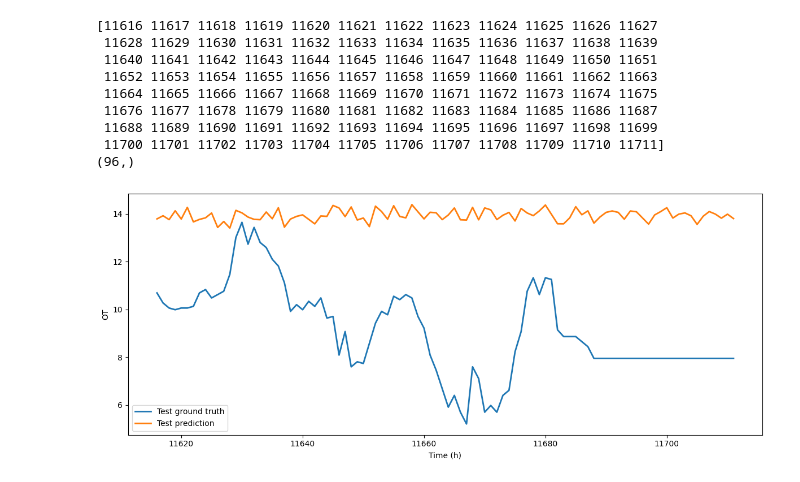
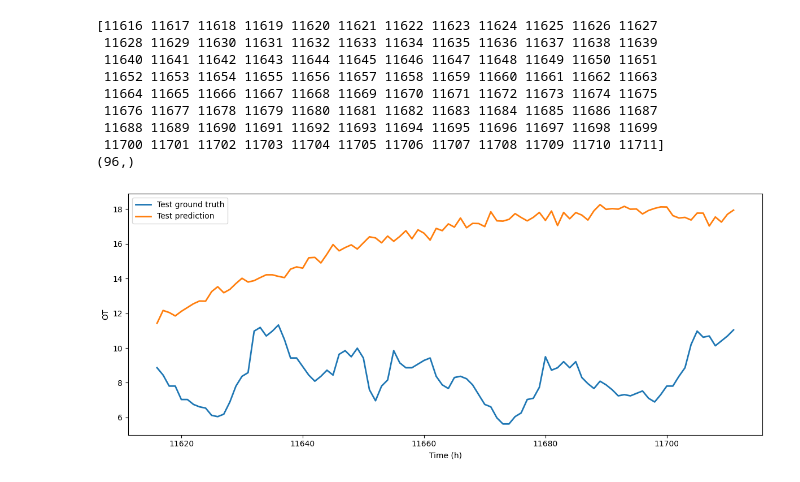
Before and after one commit to jauric/longdur_ett, a Jupyter notebook: main/LSTM_model.ipynb, the cells around one changed output. Drawn from its saved outputs; the diff is of its cells as text; code cells hidden in the pictures.

Commit message:
LSTM & ARIMA updates

```diff
--- a/main/LSTM_model.ipynb
+++ b/main/LSTM_model.ipynb
@@ -233,13 +241,4 @@ array([<Axes: xlabel='date'>, <Axes: xlabel='date'>,
 ----
 # %% [markdown]
 ### **Data and Model Initialization**
-# %%
-# Hyperparameter definition w/o Optuna tuning
-context  = 96       # [hours]
-forecast = 96       # [hours]
-batch    = 64       # [samples]
-lstm_hidden_layers = 10
-lstm_hidden_size   = 10
-optimizer_learningrate = 0.0001
-epochs = 50
 # %%
@@ -486,0 +499,28 @@ print(y_test_target)
+# %%
+y_test_targets_scaled = []
+y_test_predictions_scaled = []
+
+# Start testing
+model.eval()
+
+with torch.no_grad():
+
+    for x_test_batch, y_test_targets_batch in test_batches:
+
+        x_test_batch        = x_test_batch.to(device)
+
+        # Make the prediction
+        y_test_predictions_batch = model(x_test_batch)
+
+        # Collect all y_prediction and y_target batches simultaneously (also works whenthe batches are shuffled)
+        y_test_predictions_scaled.append(y_test_predictions_batch.cpu().numpy())
+        y_test_targets_scaled.append(y_test_targets_batch.cpu().numpy())
+
+
+# Transform the collection of np.arrays to a single array for error calculation
+y_test_predictions_scaled = np.concatenate(y_test_predictions_scaled, axis=0)
+y_test_targets_scaled = np.concatenate(y_test_targets_scaled, axis=0)
+
+# Convert predictions back to source scale
+y_test_predictions = scaler.inverse_transform(y_test_predictions_scaled)
+y_test_targets = scaler.inverse_transform(y_test_targets_scaled)
@@ -501,7 +548,7 @@ Test MAE: 4.81603914
 ### **Plotting**
 # %%
 # Create time axis
-time = np.arange((training_length + validation_length + context), (training_length + validation_length + 2 * context), 1)
+time = np.arange((training_length + validation_length + context), (training_length + validation_length + context + forecast), 1)
 
 print(time)
 print(time.shape)
@@ -518,30 +565,30 @@ print(time.shape)
 # %%
 ### Plot the results
 plt.figure(figsize=(12, 5))
 
 # Target values in the test set
 plt.plot(
     time,
-    y_test_target,
+    y_test_targets[0],
     linewidth=2,
     label="Test ground truth",
     color="tab:blue",
 )
 
 # Predicted complete test region
 plt.plot(
     time,
-    y_test_prediction,
+    y_test_predictions[0],
     linewidth=2,
     label="Test prediction",
     color="tab:orange",
 )
 
 plt.xlabel("Time (h)")
 plt.ylabel("OT")
 
 plt.legend()
 plt.tight_layout()
 plt.show()
 # %% [output]
-[figure, old version]
+[figure, new version]
```
Also changed, not shown: parts of 28 cells of this notebook, 1 other file.
